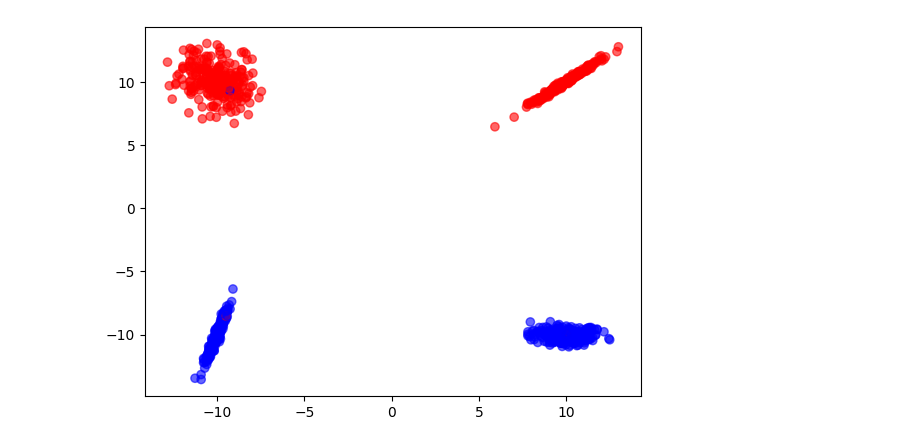
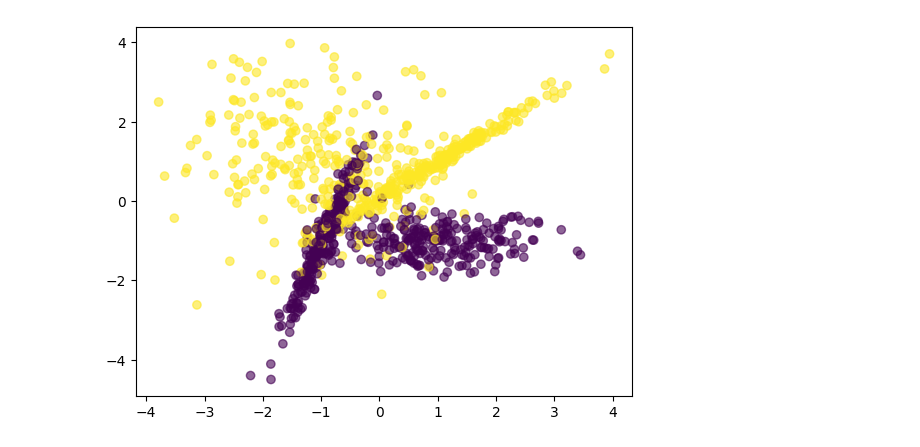
Before and after one commit to proc1v/ML-Intro-LNU, a Jupyter notebook: HW3/NN_homework.ipynb, the cells around one changed output. Drawn from its saved outputs; the diff is of its cells as text; code cells hidden in the pictures.

```diff
--- a/HW3/NN_homework.ipynb
+++ b/HW3/NN_homework.ipynb
@@ -12,5 +16,5 @@ from sklearn.model_selection import train_test_split
 from nn_utils.nn import Model
 # %%
 def plot_data(X, y):
-    plt.scatter(X[:, 0], X[:, 1], c=y, cmap='bwr', alpha=0.6)
+    plt.scatter(X[:, 0], X[:, 1], c=y, alpha=0.6)
     plt.show()
@@ -17,9 +28,10 @@ def plot_data(X, y):
 # %%
-X, y = make_classification(n_samples = 1000, n_classes = 2, n_features = 2,
-                           n_informative=2, n_redundant=0, random_state = 42,
-                            class_sep=10)
+n_classes = 2
+X, y = make_classification(n_samples = 1000, n_classes = n_classes, n_features = 2,
+                           n_informative=2, n_redundant=0, random_state = 42, n_clusters_per_class=2,
+                            class_sep=0.95)
 plot_data(X, y)
 plt.show()
 X_train, X_test, y_train, y_test = train_test_split(X, y.reshape(-1,1), test_size=0.2, random_state=42)
 # %% [output]
-[figure, old version]
+[figure, new version]
```
Also changed, not shown: parts of 19 cells of this notebook.
